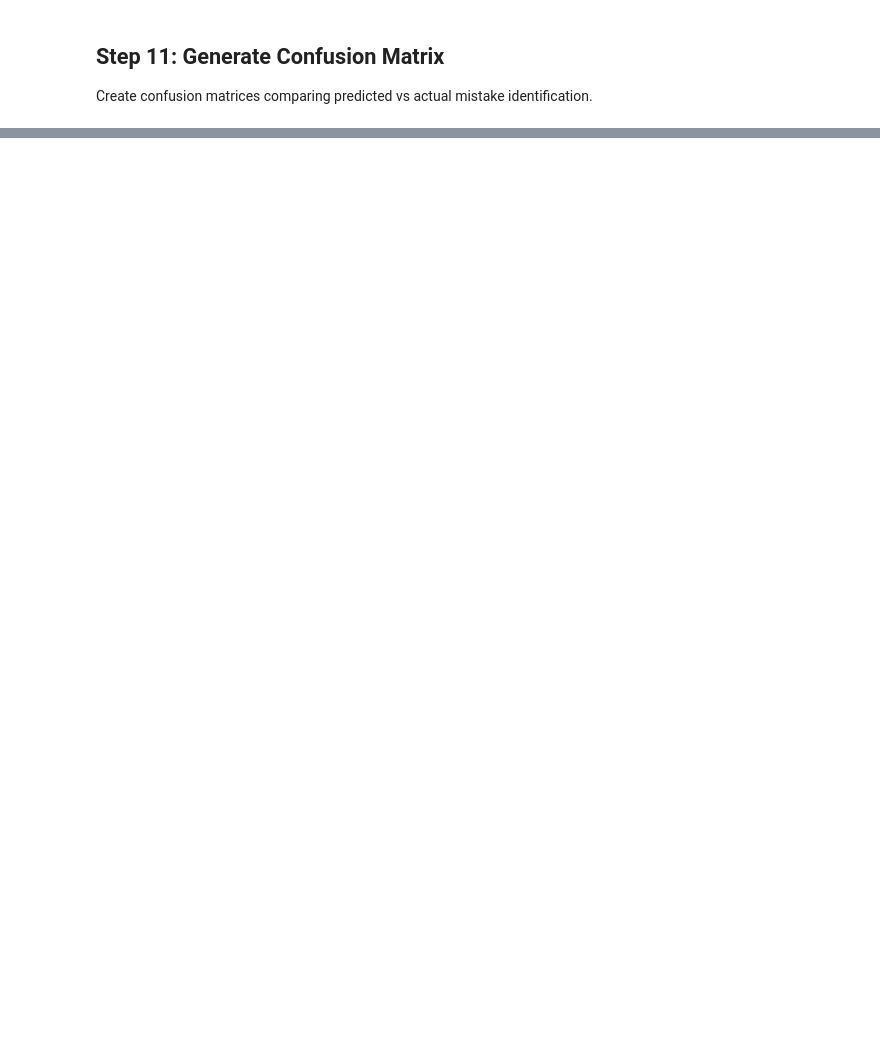
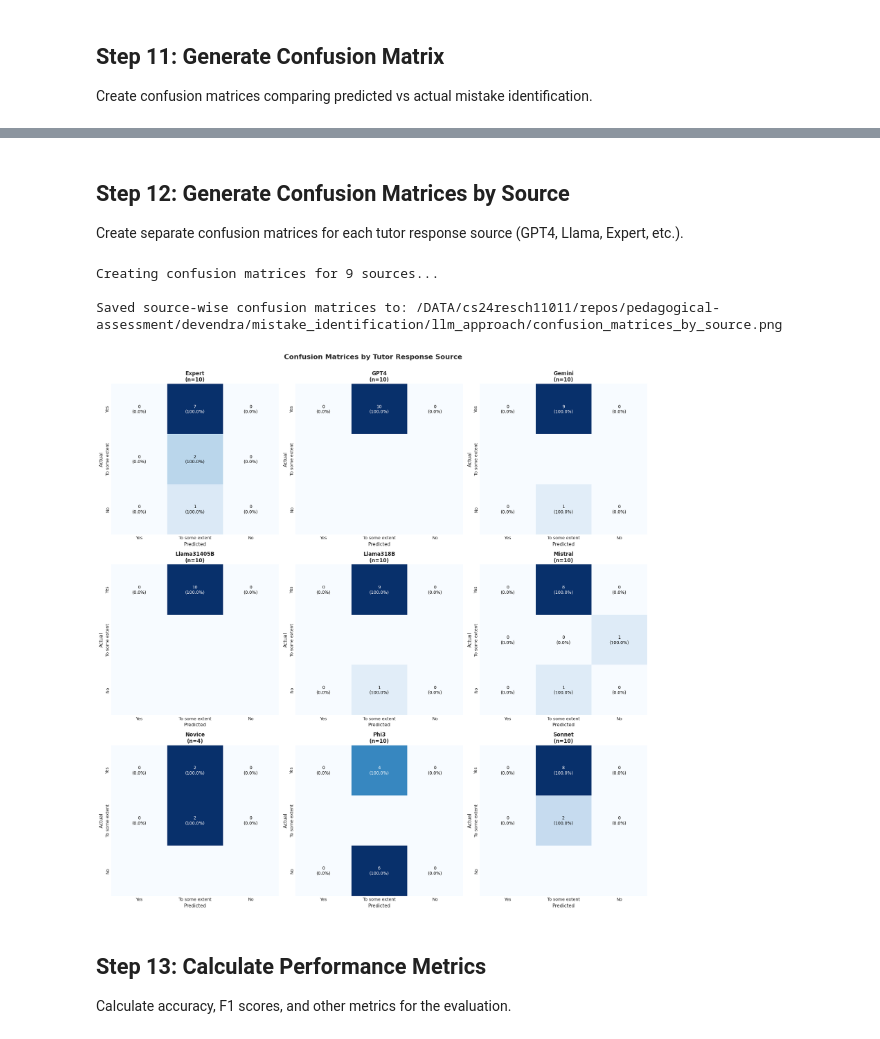
Before and after one commit to devendew/pedagogical-assessment, a Jupyter notebook: devendra/mistake_identification/llm_approach/mistake_llm.ipynb, the cells around one changed output, grey strips where cells are left out. Drawn from its saved outputs; the diff is of its cells as text; code cells hidden in the pictures; blank space fills up the shorter version.

```diff
--- a/devendra/mistake_identification/llm_approach/mistake_llm.ipynb
+++ b/devendra/mistake_identification/llm_approach/mistake_llm.ipynb
@@ -536,0 +770,66 @@ Create confusion matrices comparing predicted vs actual mistake identification.
+# %% [markdown]
+## Step 12: Generate Confusion Matrices by Source
+
+Create separate confusion matrices for each tutor response source (GPT4, Llama, Expert, etc.).
+# %%
+# Create confusion matrices for each source
+sources = analysis_df['source'].unique()
+
+print(f"Creating confusion matrices for {len(sources)} sources...\n")
+
+# Create a grid of subplots
+n_sources = len(sources)
+n_cols = 3
+n_rows = (n_sources + n_cols - 1) // n_cols
+
+fig, axes = plt.subplots(n_rows, n_cols, figsize=(18, 6*n_rows))
+axes = axes.flatten() if n_sources > 1 else [axes]
+
+for idx, source in enumerate(sorted(sources)):
+    source_df = analysis_df[analysis_df['source'] == source]
+
+    # Calculate confusion matrix
+    cm = confusion_matrix(source_df['actual'], source_df['predicted'], labels=label_order)
+    cm_percent = cm.astype('float') / cm.sum(axis=1)[:, np.newaxis] * 100
+
+    # Plot
+    ax = axes[idx]
+    sns.heatmap(cm, annot=False, fmt='d', cmap='Blues',
+                xticklabels=label_order, yticklabels=label_order,
+                cbar=False, ax=ax)
+
+    # Add annotations
+    for i in range(len(label_order)):
+        for j in range(len(label_order)):
+            if not np.isnan(cm_percent[i, j]):
+                text = f'{cm[i, j]}\n({cm_percent[i, j]:.1f}%)'
+                ax.text(j + 0.5, i + 0.5, text,
+                       ha='center', va='center',
+                       color='white' if cm[i, j] > cm.max() / 2 else 'black',
+                       fontsize=10)
+
+    ax.set_xlabel('Predicted', fontsize=11)
+    ax.set_ylabel('Actual', fontsize=11)
+    ax.set_title(f'{source}\n(n={len(source_df)})', fontsize=12, fontweight='bold')
+
+# Hide empty subplots
+for idx in range(n_sources, len(axes)):
+    axes[idx].axis('off')
+
+plt.suptitle('Confusion Matrices by Tutor Response Source',
+             fontsize=16, fontweight='bold', y=1.002)
+plt.tight_layout()
+
+save_path = os.path.join(OUTPUT_DIR, 'confusion_matrices_by_source.png')
+plt.savefig(save_path, dpi=300, bbox_inches='tight')
+print(f"Saved source-wise confusion matrices to: {save_path}")
+plt.show()
+# %% [output]
+Creating confusion matrices for 9 sources...
+
+Saved source-wise confusion matrices to: /DATA/cs24resch11011/repos/pedagogical-assessment/devendra/mistake_identification/llm_approach/confusion_matrices_by_source.png
+[figure, added]
+# %% [markdown]
+## Step 13: Calculate Performance Metrics
+
+Calculate accuracy, F1 scores, and other metrics for the evaluation.
```
Also changed, not shown: parts of 21 cells of this notebook, 14 other files.
